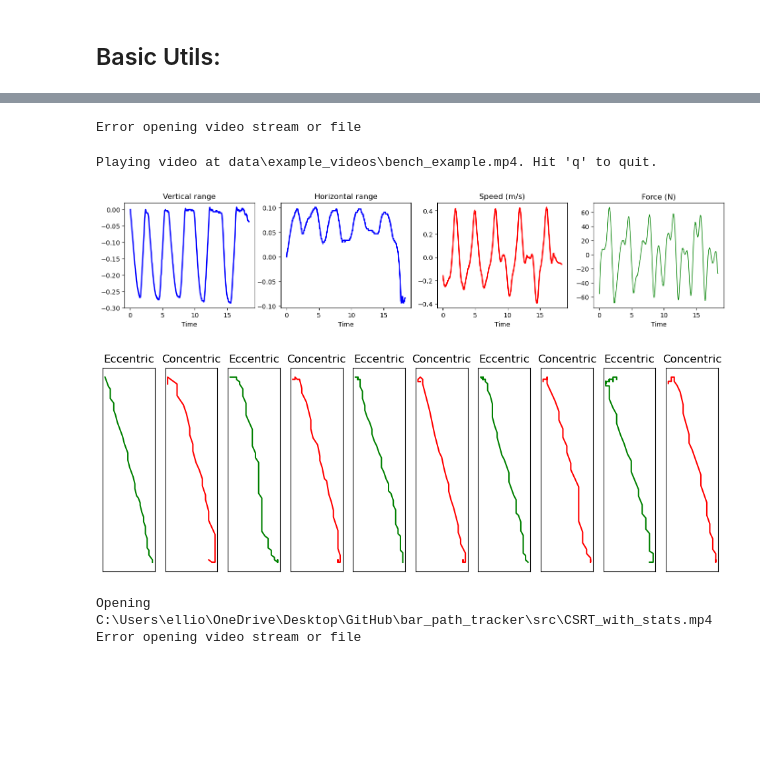
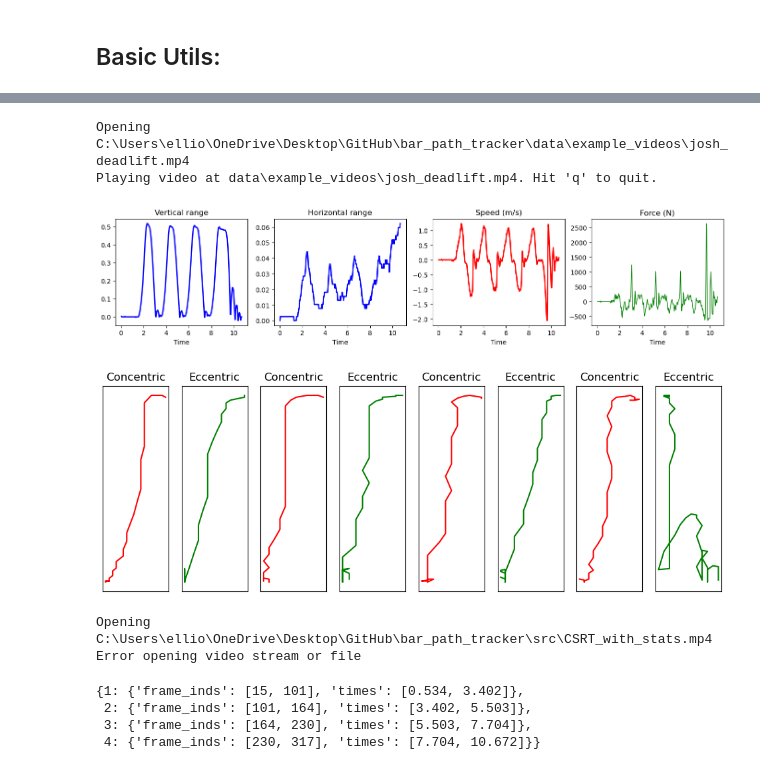
Before and after one commit to elliot-hicks/bar_path_tracker, a Jupyter notebook: src/clean_demo.ipynb, the cells around one changed output, grey strips where cells are left out. Cells and saved outputs as stored; diff of their text form; code cells hidden in the pictures; blank space fills up the shorter version.

Commit message:
smaller updates on pixel spacing and velocity tracking

```diff
--- a/src/clean_demo.ipynb
+++ b/src/clean_demo.ipynb
@@ -191,11 +193,22 @@ def get_stats(bar_path, weight, verbose=False):
 
     x_distances = centres[:,0]
     y_distances = centres[:,1]
-    speeds = differentiate(y_distances, times, smooth_quanity=True)
-    accelerations = differentiate(speeds, times[1:], smooth_quanity=True)
 
-    speeds = np.pad(speeds, (0,len(times)-len(speeds)), mode='constant', constant_values = speeds[-1])
-    accelerations = np.pad(accelerations, (0,len(times)-len(accelerations)), mode='constant', constant_values = accelerations[-1])
+    total_distance = (y_distances**2 + x_distances**2)**0.5
+
+    #speeds = differentiate(total_distance, times, smooth_quanity=True)
+
+    speeds = np.gradient(total_distance, times)
+    accelerations = np.gradient(speeds, times)
+
+    #y_speeds = differentiate(y_distances, times, smooth_quanity=True)
+
+    #speeds = speeds * np.sign(y_speeds)
+
+    #accelerations = differentiate(speeds, times[1:], smooth_quanity=True)
+
+    #speeds = np.pad(speeds, (0,len(times)-len(speeds)), mode='constant', constant_values = speeds[-1])
+    #accelerations = np.pad(accelerations, (0,len(times)-len(accelerations)), mode='constant', constant_values = accelerations[-1])
 
     stats = {}
     for i, t in enumerate(times):
@@ -236,4 +249,4 @@ def get_stats(bar_path, weight, verbose=False):
     return stats
 
 
-#s = get_stats(bar_path, 70, True)
+s = get_stats(bar_path, 70, True)
@@ -261,7 +276,7 @@ def get_turning_points(times, displacements, verbose=False):
     x = sorted(zip(turning_point_times, heights))
 
 
-    turning_points = {0:x[0][1]}
+    turning_points = {}#{0:x[0][1]}
 
     prev_sign = not x[0][1] < 0
 
@@ -350,8 +365,8 @@ def plot_reps(x_displacements, y_displacements, turning_points, speeds):
 def show_video_with_stats(video_path, bar_path, stats, reps):
 
     line_colour = (255,255,255)
-    frame_height = 2000
-    frame_width = 2000
+    frame_height = 1500
+    frame_width = 1500
     tracker_type = "CSRT"
 
 
@@ -381,7 +396,11 @@ def show_video_with_stats(video_path, bar_path, stats, reps):
 
         if not ret:
             break
-        rep_number = [n for (n,v) in reps.items() if (time <= v['times'][1] and time >= v['times'][0])][0]
+        rep_number = [n for (n,v) in reps.items() if (time <= v['times'][1] and time >= v['times'][0])]
+        if rep_number:
+            rep_number = rep_number[0]
+        else:
+            rep_number = 0
 
         frame = cv2.resize(frame, [frame_width//2, frame_height//2])
         timer = cv2.getTickCount()
@@ -421,32 +440,34 @@ def show_video_with_stats(video_path, bar_path, stats, reps):
     cv2.destroyAllWindows()
 
 
-show_video_with_stats(video_path, bar_path, stats, reps)
-open_and_display_video('CSRT_with_stats.mp4')
+#show_video_with_stats(video_path, bar_path, stats, reps)
+#open_and_display_video('CSRT_with_stats.mp4')
-# %% [output]
-Error opening video stream or file
 # %%
+video_path = r'data\example_videos\josh_deadlift.mp4'
 
 open_and_display_video(video_path)
 
 tracker, tracker_type = get_tracker()
-starting_bbox, starting_bbox_centre, meters_per_pixel = get_starting_bbox(video_path, plate_size=0.43)
-bar_path = track_bar_path(video_path, starting_bbox, starting_bbox_centre, meters_per_pixel, False)
+starting_bbox, starting_bbox_centre, meters_per_pixel_x, meters_per_pixel_y = get_starting_bbox(video_path, plate_size=0.43)
+bar_path = track_bar_path(video_path, starting_bbox, starting_bbox_centre, meters_per_pixel_x, meters_per_pixel_y, False)
 
 weight = 70
 stats = get_stats(bar_path, weight, True)
 times = np.array(list(stats.keys()))
 y_displacements = np.array([entry['y_distance'] for entry in stats.values()])
 x_displacements = np.array([entry['x_distance'] for entry in stats.values()])
 speeds = np.array([entry['speeds'] for entry in stats.values()])
+accelerations = np.array([entry['accelerations'] for entry in stats.values()])
+
 turning_points = get_turning_points(times, y_displacements, False)
 turning_point_times = np.array(list(turning_points.keys()))
 reps = get_reps(turning_point_times, times)
 
 plot_reps(x_displacements, y_displacements, turning_points, speeds)
 show_video_with_stats(video_path, bar_path, stats, reps)
 # %% [output]
-Playing video at data\example_videos\bench_example.mp4. Hit 'q' to quit.
+Opening C:\Users\ellio\OneDrive\Desktop\GitHub\bar_path_tracker\data\example_videos\josh_deadlift.mp4
+Playing video at data\example_videos\josh_deadlift.mp4. Hit 'q' to quit.
-[figure, old version]
+[figure, new version]
-[figure, old version]
+[figure, new version]
 # %%
@@ -455,5 +476,12 @@ open_and_display_video('src\CSRT_with_stats.mp4')
 # %% [output]
 Opening C:\Users\ellio\OneDrive\Desktop\GitHub\bar_path_tracker\src\CSRT_with_stats.mp4
 Error opening video stream or file
+# %%
+reps
+# %% [output]
+{1: {'frame_inds': [15, 101], 'times': [0.534, 3.402]},
+ 2: {'frame_inds': [101, 164], 'times': [3.402, 5.503]},
+ 3: {'frame_inds': [164, 230], 'times': [5.503, 7.704]},
+ 4: {'frame_inds': [230, 317], 'times': [7.704, 10.672]}}
 # %%
 def fast_track_bar_path(video_path, starting_bbox, starting_bbox_centre, meters_per_pixel):
```
Also changed, not shown: parts of 7 cells of this notebook.
